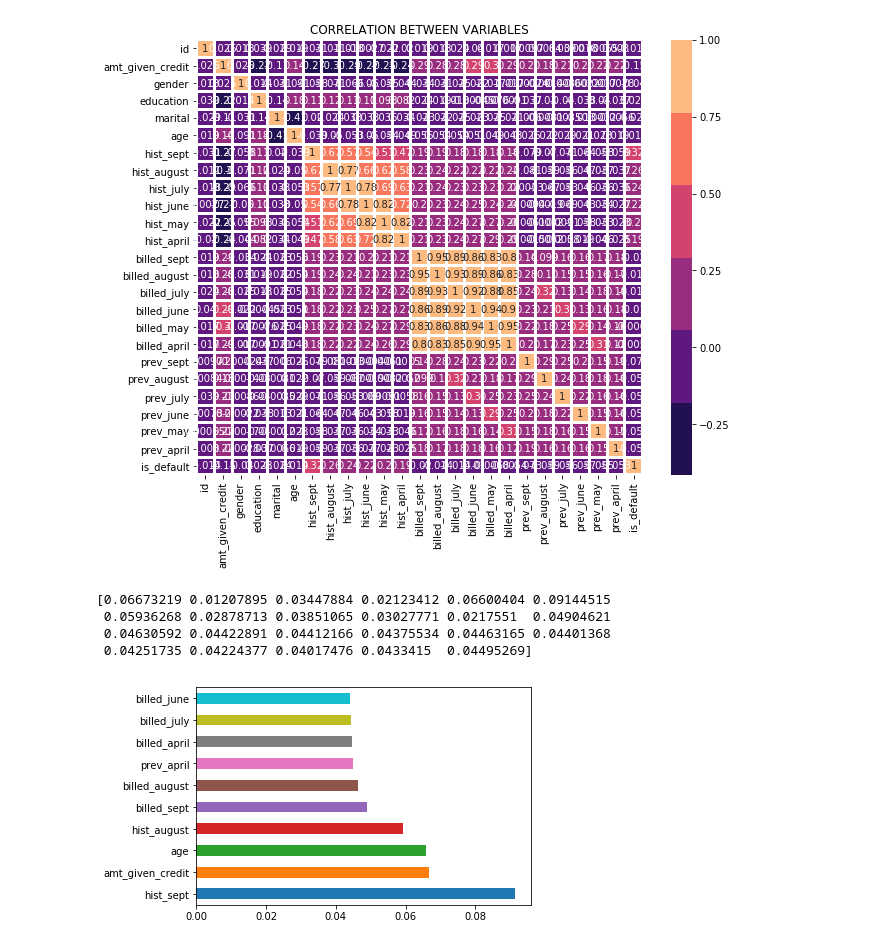
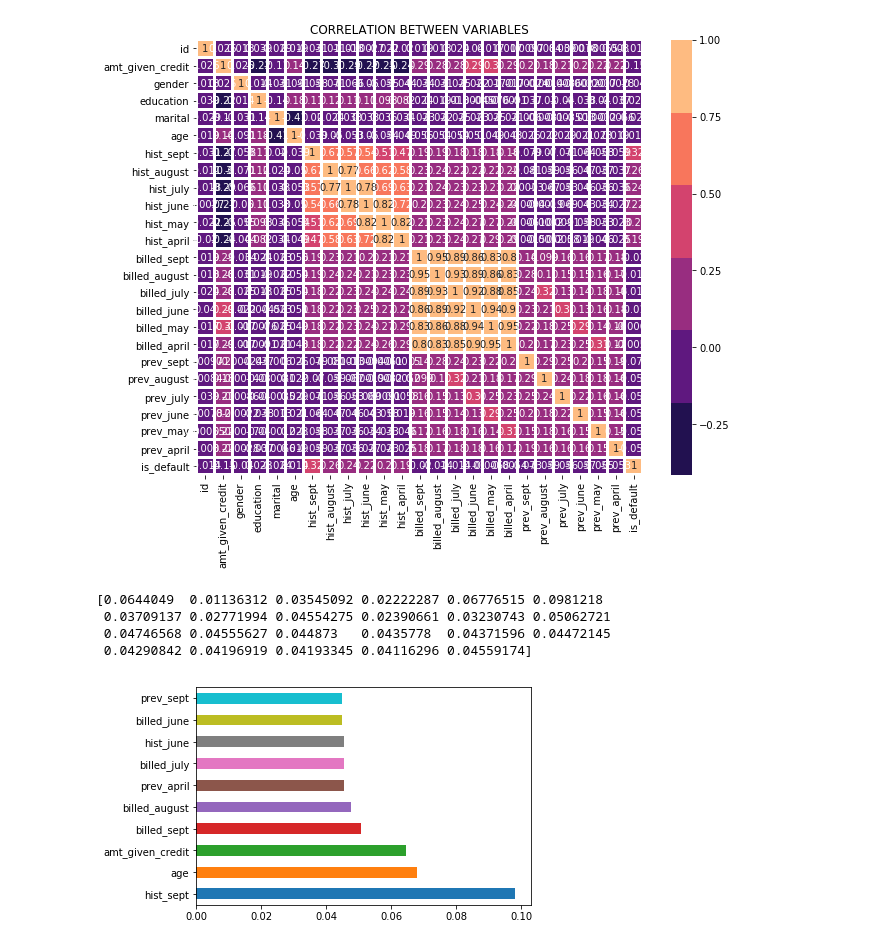
Before and after one commit to norman02-old/Team-Awesome, a Jupyter notebook: project_awesome.ipynb, the cells around one changed output. Cells and saved outputs as stored; diff of their text form; code cells hidden in the pictures.

```diff
--- a/project_awesome.ipynb
+++ b/project_awesome.ipynb
@@ -133,20 +133,20 @@ plt.show()
 # %% [output]
 [figure]
 # %%
-X = df.iloc[:,1:-1] #indpendent columns
-y = df.iloc[:,-1]   #target column
+X = data.iloc[:,1:-1] #indpendent columns
+y = data.iloc[:,-1]   #target column
 
-model = ExtraTreesClassifier()
+model = ExtraTreesClassifier(n_estimators=10)
 model.fit(X,y)
 print(model.feature_importances_)
 
 
 feat_importances = pd.Series(model.feature_importances_, index=X.columns)
 feat_importances.nlargest(10).plot(kind='barh')
 plt.show()
 # %% [output]
-[0.06673219 0.01207895 0.03447884 0.02123412 0.06600404 0.09144515
- 0.05936268 0.02878713 0.03851065 0.03027771 0.0217551  0.04904621
- 0.04630592 0.04422891 0.04412166 0.04375534 0.04463165 0.04401368
- 0.04251735 0.04224377 0.04017476 0.0433415  0.04495269]
+[0.0644049  0.01136312 0.03545092 0.02222287 0.06776515 0.0981218
+ 0.03709137 0.02771994 0.04554275 0.02390661 0.03230743 0.05062721
+ 0.04746568 0.04555627 0.044873   0.0435778  0.04371596 0.04472145
+ 0.04290842 0.04196919 0.04193345 0.04116296 0.04559174]
-[figure, old version]
+[figure, new version]
```
